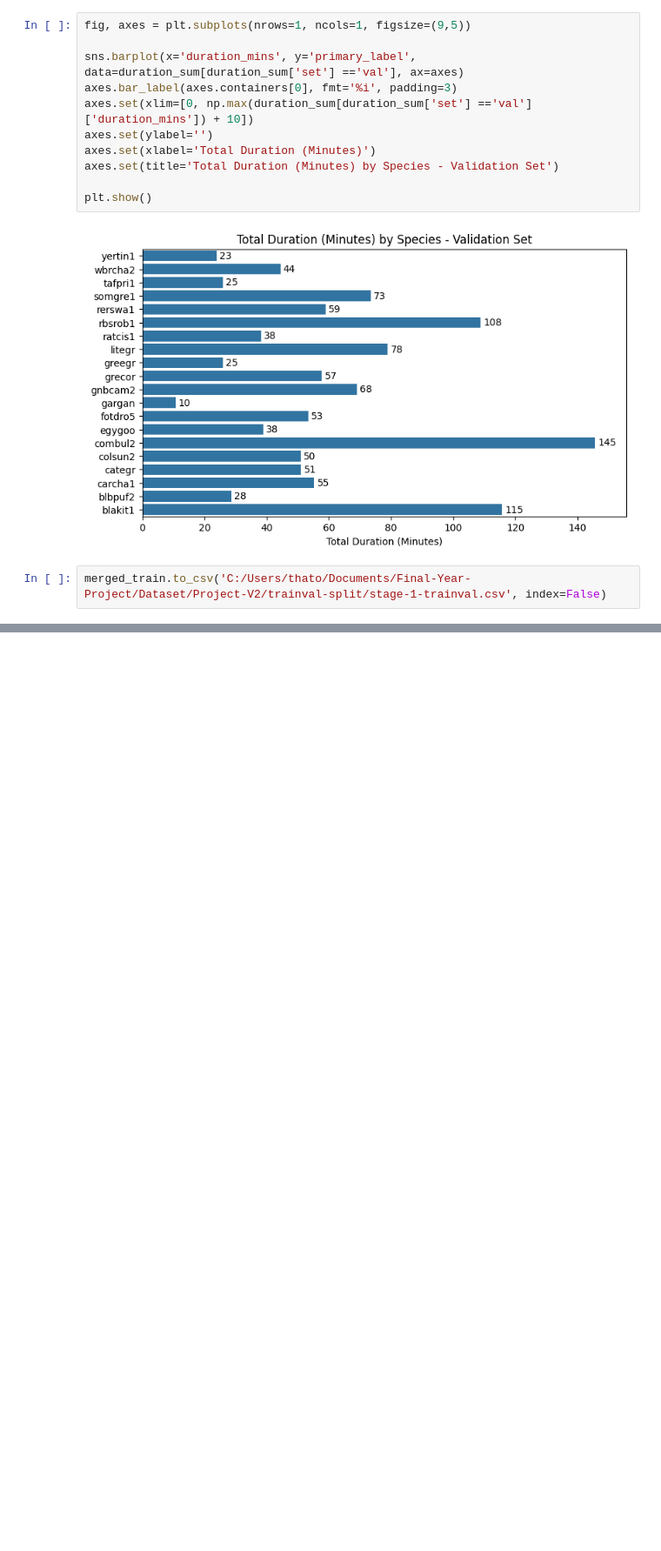
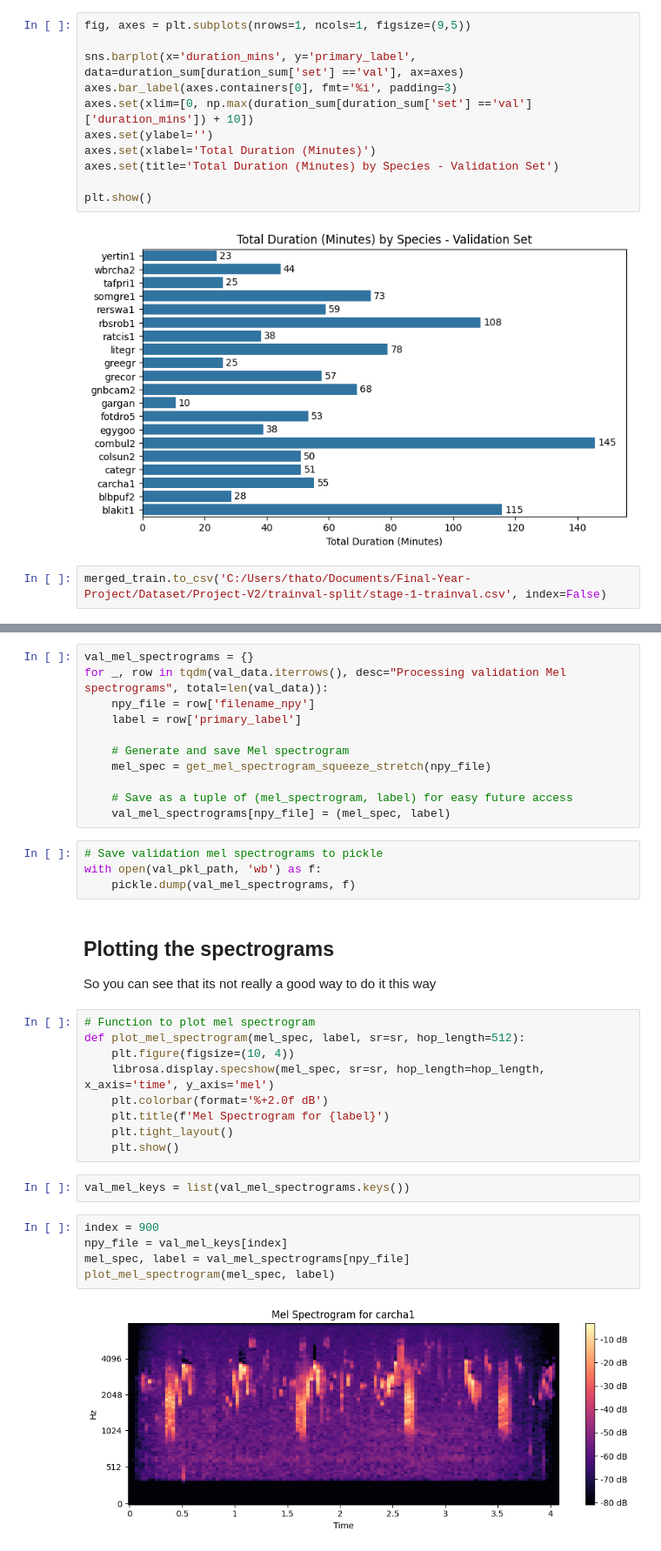
Before and after one commit to Thato-Mot/Final-Version-Of-Bird-Classification-Project, a Jupyter notebook: Stage-1/stage-1-train-val-split.ipynb, the cells around one changed output, grey strips where cells are left out. Shown at 87% size. Saved outputs shown, nothing was run; the diff lists cells and outputs as text; blank space fills up the shorter version.

Commit message:
Finished creating the Mel spectrograms for Stage 1 reuse between models

```diff
--- a/Stage-1/stage-1-train-val-split.ipynb
+++ b/Stage-1/stage-1-train-val-split.ipynb
@@ -196,0 +282,37 @@ merged_train.to_csv('C:/Users/thato/Documents/Final-Year-Project/Dataset/Project
+# %%
+val_mel_spectrograms = {}
+for _, row in tqdm(val_data.iterrows(), desc="Processing validation Mel spectrograms", total=len(val_data)):
+    npy_file = row['filename_npy']
+    label = row['primary_label']
+
+    # Generate and save Mel spectrogram
+    mel_spec = get_mel_spectrogram_squeeze_stretch(npy_file)
+
+    # Save as a tuple of (mel_spectrogram, label) for easy future access
+    val_mel_spectrograms[npy_file] = (mel_spec, label)
+# %%
+# Save validation mel spectrograms to pickle
+with open(val_pkl_path, 'wb') as f:
+    pickle.dump(val_mel_spectrograms, f)
+# %% [markdown]
+## Plotting the spectrograms
+
+So you can see that its not really a good way to do it this way
+# %%
+# Function to plot mel spectrogram
+def plot_mel_spectrogram(mel_spec, label, sr=sr, hop_length=512):
+    plt.figure(figsize=(10, 4))
+    librosa.display.specshow(mel_spec, sr=sr, hop_length=hop_length, x_axis='time', y_axis='mel')
+    plt.colorbar(format='%+2.0f dB')
+    plt.title(f'Mel Spectrogram for {label}')
+    plt.tight_layout()
+    plt.show()
+# %%
+val_mel_keys = list(val_mel_spectrograms.keys())
+# %%
+index = 900
+npy_file = val_mel_keys[index]
+mel_spec, label = val_mel_spectrograms[npy_file]
+plot_mel_spectrogram(mel_spec, label)
+# %% [output]
+[figure, added]
```
Also changed, not shown: parts of 17 cells of this notebook, 1 other file.
